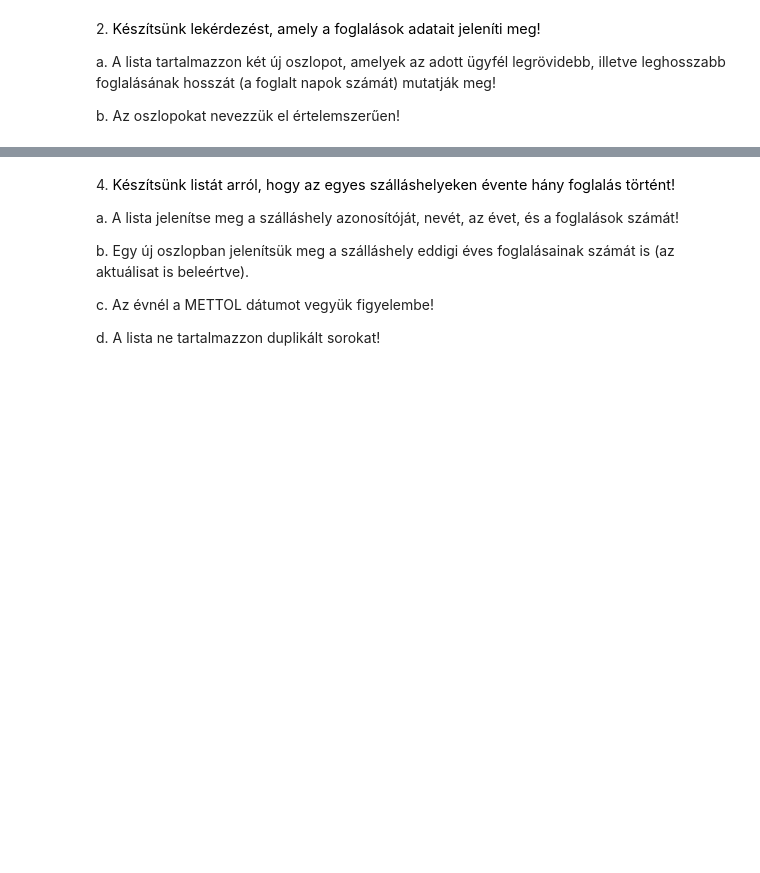
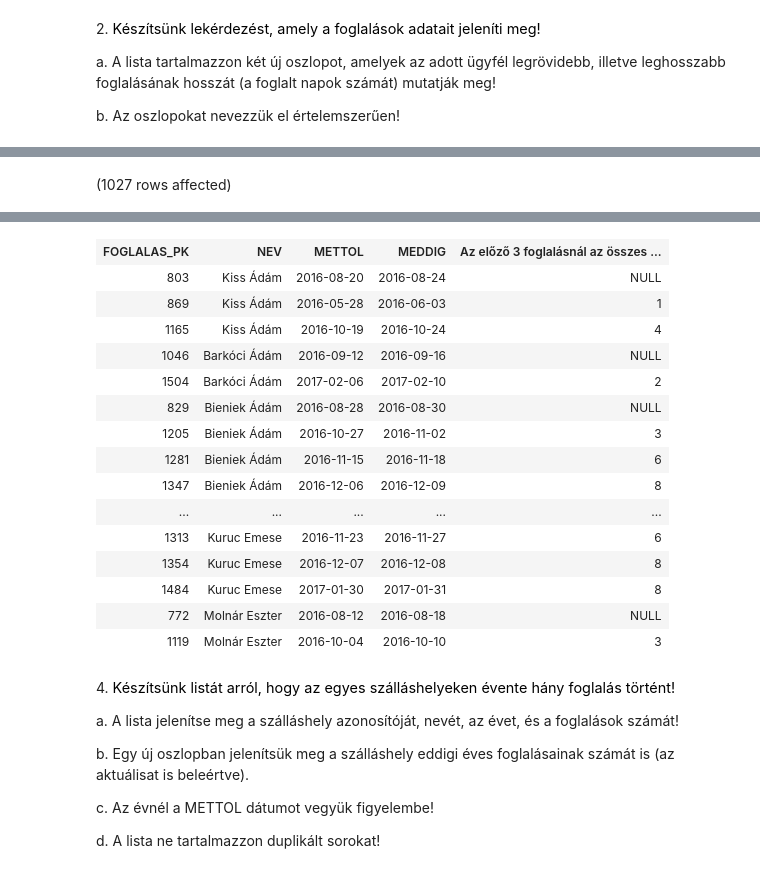
Before and after one commit to veghbalazs0106/adatbazisok-sql, a Jupyter notebook: gyakorlat06_feladatok(2).ipynb, the cells around one changed output, grey strips where cells are left out. Saved outputs shown, nothing was run; the diff lists cells and outputs as text; code cells hidden in the pictures; blank space fills up the shorter version.

```diff
--- a/gyakorlat06_feladatok(2).ipynb
+++ b/gyakorlat06_feladatok(2).ipynb
@@ -65,3 +66,12 @@ Total execution time: 00:00:00.091
 a. Egy új oszlopban jelenítsük meg azt is, hogy az ügyfél előző három foglalása összesen hány főre történt!
 
 ![](https://moodle.uni-corvinus.hu/theme/image.php/adaptable/atto_h5p/1709548862/icon)
+# %%
+SELECT f.FOGLALAS_PK,
+        v.NEV,
+        f.METTOL,
+        f.MEDDIG,
+        SUM(f.FELNOTT_SZAM + f.GYERMEK_SZAM) OVER(PARTITION BY f.UGYFEL_FK ORDER BY f.FOGLALAS_PK ROWS BETWEEN 3 PRECEDING AND 1 PRECEDING) AS 'Az előző 3 foglalásnál az összes ember száma'
+FROM Foglalas f JOIN Vendeg v ON f.UGYFEL_FK = v.USERNEV
+# %% [output]
+(1027 rows affected)
@@ -68,3 +79,19 @@ a. Egy új oszlopban jelenítsük meg azt is, hogy az ügyfél előző három fo
+| FOGLALAS_PK | NEV | METTOL | MEDDIG | Az előző 3 foglalásnál az összes ... |
+| 803 | Kiss Ádám | 2016-08-20 | 2016-08-24 | NULL |
+| 869 | Kiss Ádám | 2016-05-28 | 2016-06-03 | 1 |
+| 1165 | Kiss Ádám | 2016-10-19 | 2016-10-24 | 4 |
+| 1046 | Barkóci Ádám | 2016-09-12 | 2016-09-16 | NULL |
+| 1504 | Barkóci Ádám | 2017-02-06 | 2017-02-10 | 2 |
+| 829 | Bieniek Ádám | 2016-08-28 | 2016-08-30 | NULL |
+| 1205 | Bieniek Ádám | 2016-10-27 | 2016-11-02 | 3 |
+| 1281 | Bieniek Ádám | 2016-11-15 | 2016-11-18 | 6 |
+| 1347 | Bieniek Ádám | 2016-12-06 | 2016-12-09 | 8 |
+| ... | ... | ... | ... | ... |
+| 1313 | Kuruc Emese | 2016-11-23 | 2016-11-27 | 6 |
+| 1354 | Kuruc Emese | 2016-12-07 | 2016-12-08 | 8 |
+| 1484 | Kuruc Emese | 2017-01-30 | 2017-01-31 | 8 |
+| 772 | Molnár Eszter | 2016-08-12 | 2016-08-18 | NULL |
+| 1119 | Molnár Eszter | 2016-10-04 | 2016-10-10 | 3 |
 # %% [markdown]
 4. <span style="background-color: rgb(255, 255, 255); color: rgb(0, 0, 0); font-family: &quot;Open Sans&quot;, sans-serif; font-size: 14.44px;">Készítsünk listát arról, hogy az egyes szálláshelyeken évente hány foglalás történt!&nbsp;</span>
 
```
Also changed, not shown: parts of 2 cells of this notebook.
